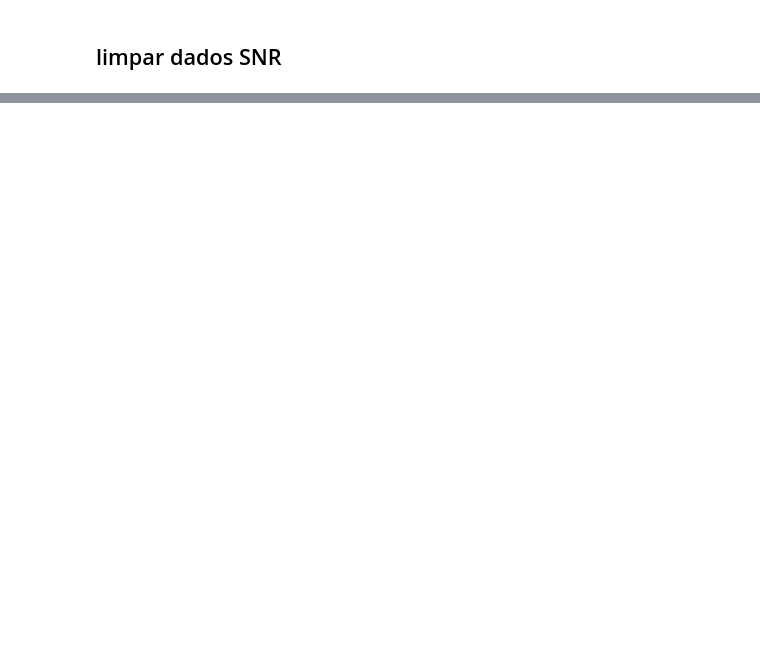
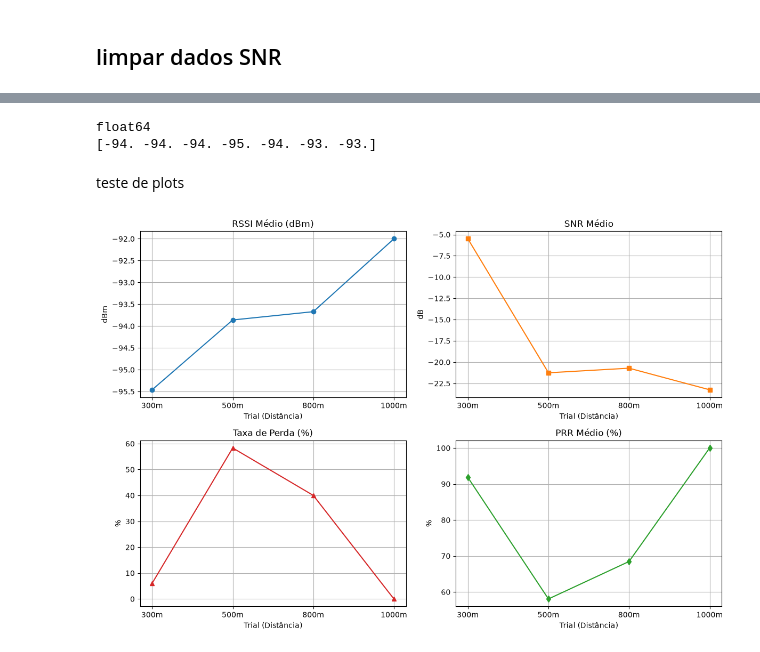
Before and after one commit to Potiguar-Rocket-Design/Telemetria, a Jupyter notebook: Analise/analise.ipynb, the cells around one changed output, grey strips where cells are left out. Drawn from its saved outputs; the diff is of its cells as text; code cells hidden in the pictures; blank space fills up the shorter version.

```diff
--- a/Analise/analise.ipynb
+++ b/Analise/analise.ipynb
@@ -204,0 +176,53 @@ Processo concluído! O novo arquivo foi salvo com segurança em: /home/watsonvil
+# %%
+print(rssi_vetor_trial_02.dtype)
+np.set_printoptions(threshold=np.inf)
+print(rssi_vetor_trial_02)
+# %% [output]
+float64
+[-94. -94. -94. -95. -94. -93. -93.]
+# %% [markdown]
+teste de plots
+# %%
+import matplotlib.pyplot as plt
+
+# Dados extraídos da tabela de telemetria
+trials = ['300m', '500m', '800m', '1000m']
+rssi = [-95.46, -93.86, -93.67, -92.00]
+snr = [-5.50, -21.25, -20.71, -23.25]
+taxa_perda = [6.06, 58.33, 40.00, 0.00]
+prr = [91.82, 58.05, 68.46, 100.00]
+
+# Criando uma figura com 4 subplots (2x2)
+fig, axs = plt.subplots(2, 2, figsize=(12, 8))
+
+# 1. RSSI Médio
+axs[0, 0].plot(trials, rssi, marker='o', color='tab:blue', linestyle='-')
+axs[0, 0].set_title('RSSI Médio (dBm)')
+axs[0, 0].set_ylabel('dBm')
+axs[0, 0].grid(True)
+
+# 2. SNR Médio
+axs[0, 1].plot(trials, snr, marker='s', color='tab:orange', linestyle='-')
+axs[0, 1].set_title('SNR Médio')
+axs[0, 1].set_ylabel('dB')
+axs[0, 1].grid(True)
+
+# 3. Taxa de Perda (%)
+axs[1, 0].plot(trials, taxa_perda, marker='^', color='tab:red', linestyle='-')
+axs[1, 0].set_title('Taxa de Perda (%)')
+axs[1, 0].set_ylabel('%')
+axs[1, 0].grid(True)
+
+# 4. PRR Médio (%)
+axs[1, 1].plot(trials, prr, marker='d', color='tab:green', linestyle='-')
+axs[1, 1].set_title('PRR Médio (%)')
+axs[1, 1].set_ylabel('%')
+axs[1, 1].grid(True)
+
+for ax in axs.flat:
+    ax.set_xlabel('Trial (Distância)')
+
+plt.tight_layout()
+plt.show()
+# %% [output]
+[figure, added]
```
Also changed, not shown: parts of 10 cells of this notebook, 2 other files.
